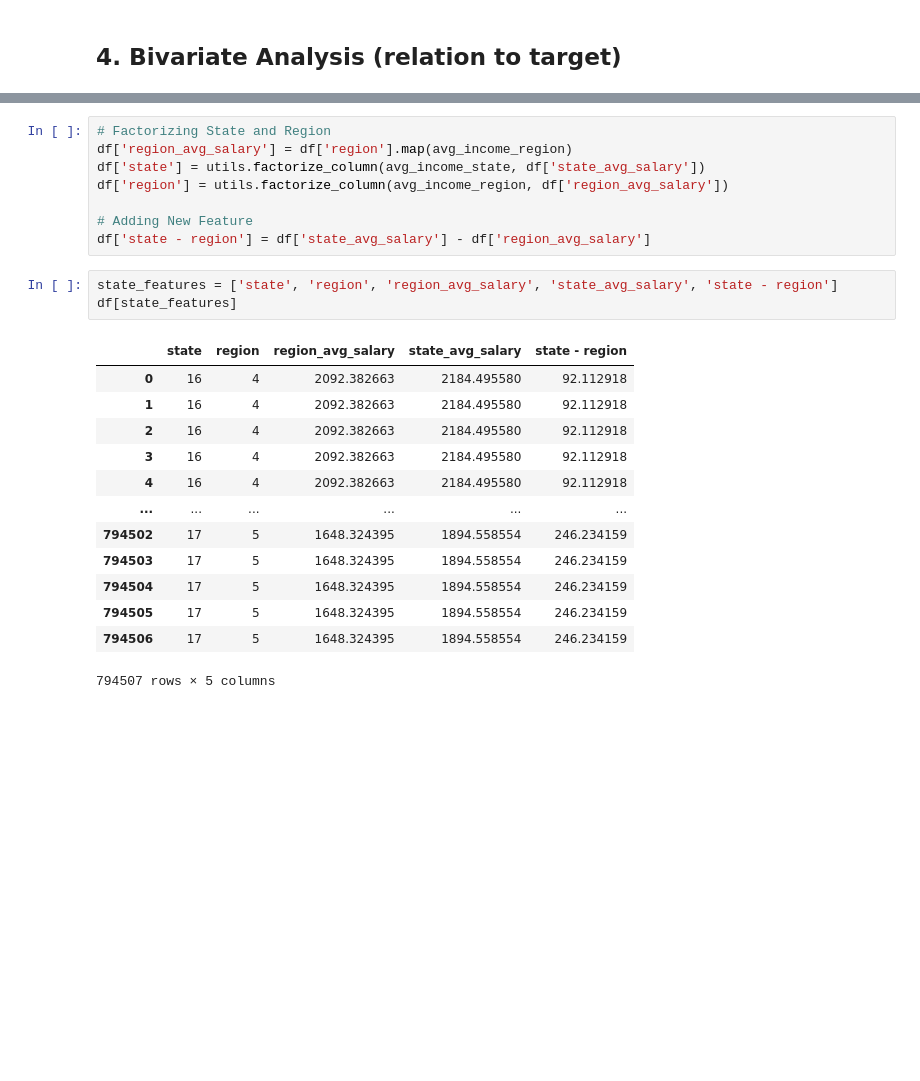
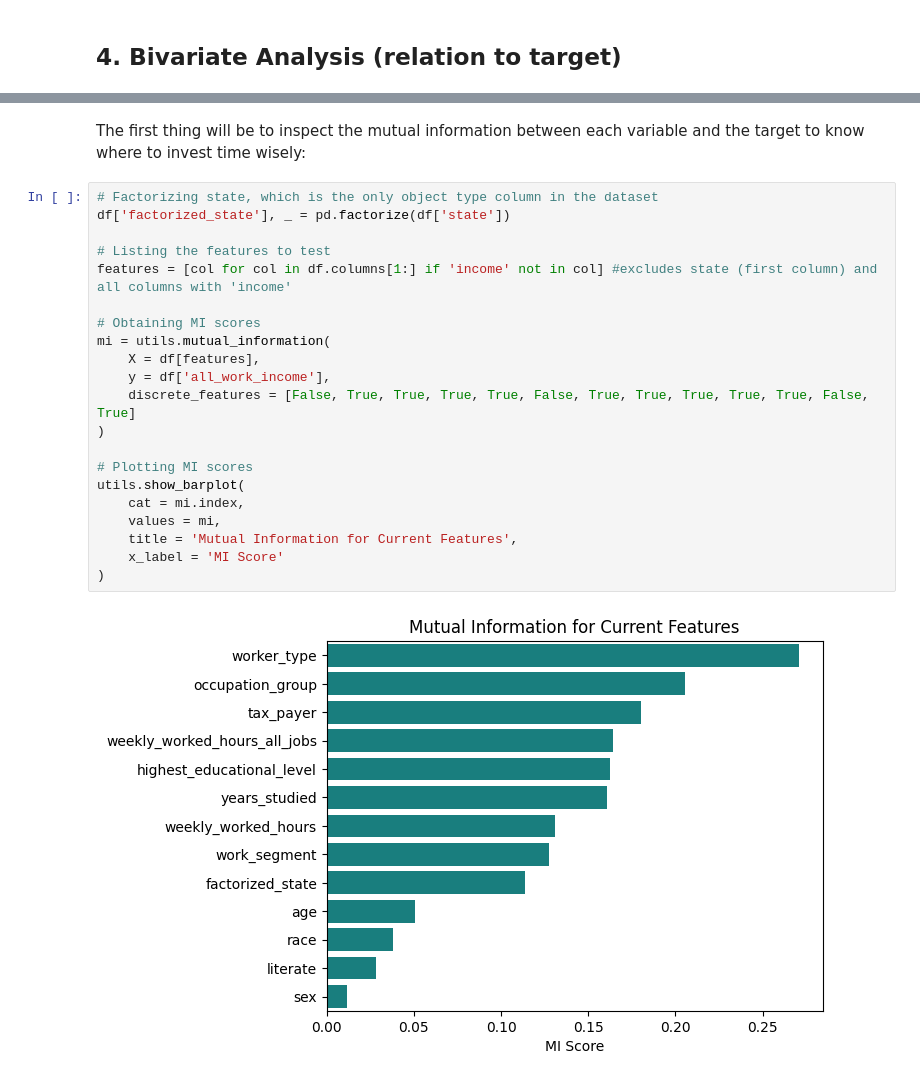
Before and after one commit to viniciussuares/IncomePrediction, a Jupyter notebook: notebooks/eda.ipynb, the cells around one changed output, grey strips where cells are left out. Drawn from its saved outputs; the diff is of its cells as text; blank space fills up the shorter version.

```diff
--- a/notebooks/eda.ipynb
+++ b/notebooks/eda.ipynb
@@ -260,25 +220,25 @@ False
-# %%
-# Factorizing State and Region
-df['region_avg_salary'] = df['region'].map(avg_income_region)
-df['state'] = utils.factorize_column(avg_income_state, df['state_avg_salary'])
-df['region'] = utils.factorize_column(avg_income_region, df['region_avg_salary'])
-
-# Adding New Feature
-df['state - region'] = df['state_avg_salary'] - df['region_avg_salary']
-# %%
-state_features = ['state', 'region', 'region_avg_salary', 'state_avg_salary', 'state - region']
-df[state_features]
-# %% [output]
-|  | state | region | region_avg_salary | state_avg_salary | state - region |
-| 0 | 16 | 4 | 2092.382663 | 2184.495580 | 92.112918 |
-| 1 | 16 | 4 | 2092.382663 | 2184.495580 | 92.112918 |
-| 2 | 16 | 4 | 2092.382663 | 2184.495580 | 92.112918 |
-| 3 | 16 | 4 | 2092.382663 | 2184.495580 | 92.112918 |
-| 4 | 16 | 4 | 2092.382663 | 2184.495580 | 92.112918 |
-| ... | ... | ... | ... | ... | ... |
-| 794502 | 17 | 5 | 1648.324395 | 1894.558554 | 246.234159 |
-| 794503 | 17 | 5 | 1648.324395 | 1894.558554 | 246.234159 |
-| 794504 | 17 | 5 | 1648.324395 | 1894.558554 | 246.234159 |
-| 794505 | 17 | 5 | 1648.324395 | 1894.558554 | 246.234159 |
-| 794506 | 17 | 5 | 1648.324395 | 1894.558554 | 246.234159 |
-794507 rows × 5 columns
+# %% [markdown]
+The first thing will be to inspect the mutual information between each variable and the target to know where to invest time wisely:
+# %%
+# Factorizing state, which is the only object type column in the dataset
+df['factorized_state'], _ = pd.factorize(df['state'])
+
+# Listing the features to test
+features = [col for col in df.columns[1:] if 'income' not in col] #excludes state (first column) and all columns with 'income'
+
+# Obtaining MI scores
+mi = utils.mutual_information(
+    X = df[features],
+    y = df['all_work_income'],
+    discrete_features = [False, True, True, True, True, False, True, True, True, True, True, False, True]
+)
+
+# Plotting MI scores
+utils.show_barplot(
+    cat = mi.index,
+    values = mi,
+    title = 'Mutual Information for Current Features',
+    x_label = 'MI Score'
+)
+# %% [output]
+[figure, added]
```
Also changed, not shown: parts of 22 cells of this notebook, 1 other file.
